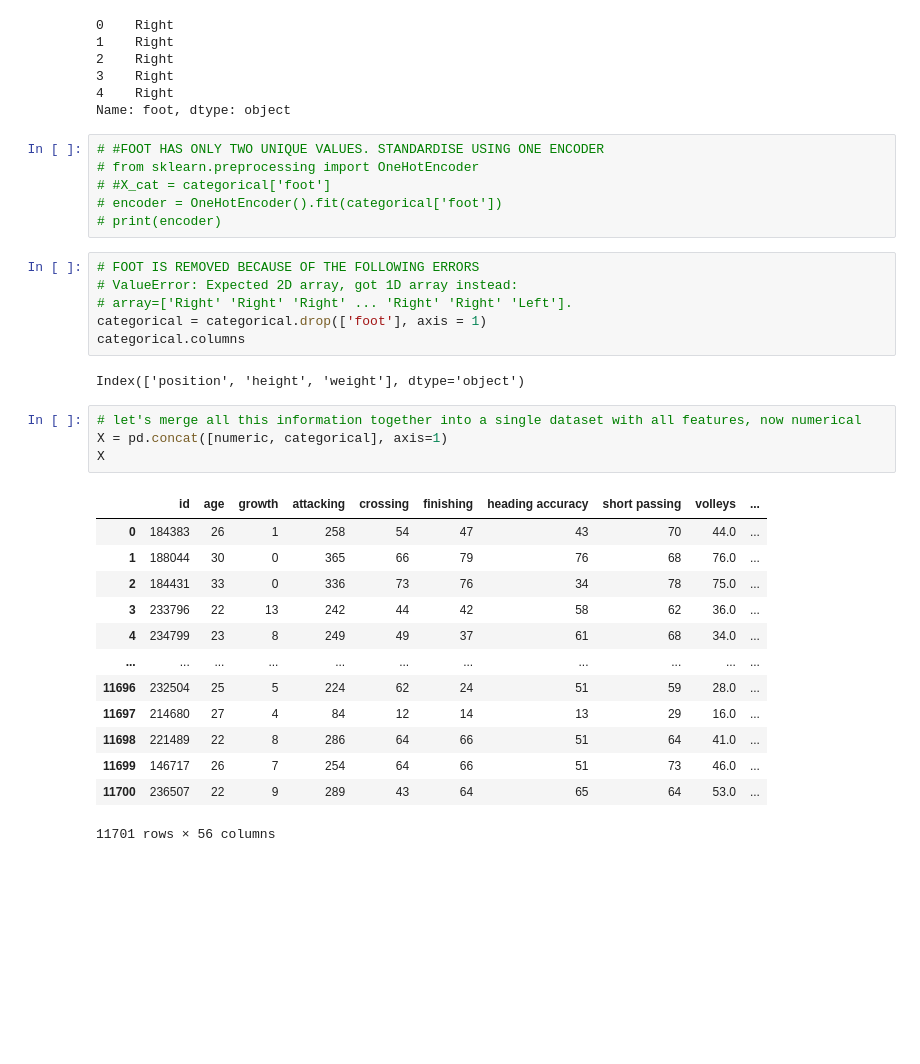
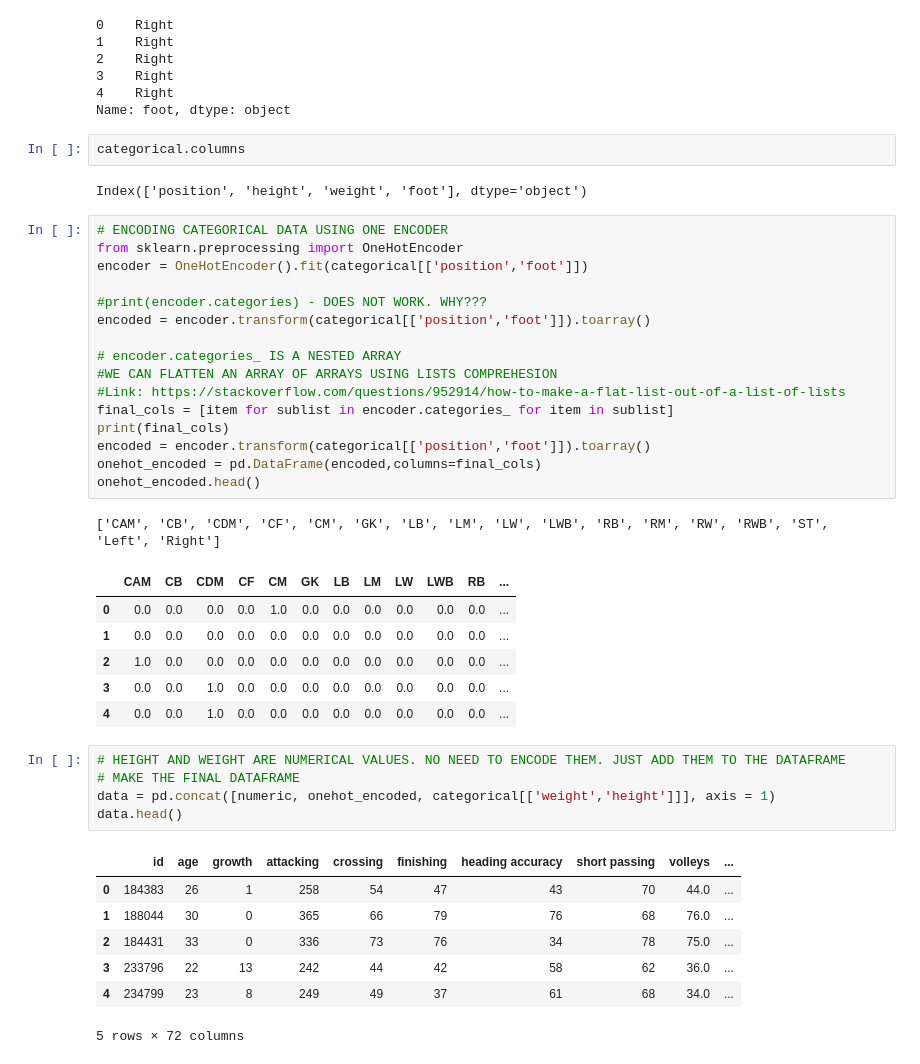
Before and after one commit to kimerajoseph/unit_2, a Jupyter notebook: FIFA_21_project .ipynb, the cells around one changed output. Saved outputs shown, nothing was run; the diff lists cells and outputs as text; blank space fills up the shorter version.

```diff
--- a/FIFA_21_project .ipynb
+++ b/FIFA_21_project .ipynb
@@ -473,35 +465,44 @@ categorical['foot'].head()
 3    Right
 4    Right
 Name: foot, dtype: object
-# %%
-# #FOOT HAS ONLY TWO UNIQUE VALUES. STANDARDISE USING ONE ENCODER
-# from sklearn.preprocessing import OneHotEncoder
-# #X_cat = categorical['foot']
-# encoder = OneHotEncoder().fit(categorical['foot'])
-# print(encoder)
-# %%
-# FOOT IS REMOVED BECAUSE OF THE FOLLOWING ERRORS
-# ValueError: Expected 2D array, got 1D array instead:
-# array=['Right' 'Right' 'Right' ... 'Right' 'Right' 'Left'].
-categorical = categorical.drop(['foot'], axis = 1)
-categorical.columns
-# %% [output]
-Index(['position', 'height', 'weight'], dtype='object')
-# %%
-# let's merge all this information together into a single dataset with all features, now numerical
-X = pd.concat([numeric, categorical], axis=1)
-X
-# %% [output]
-|  | id | age | growth | attacking | crossing | finishing | heading accuracy | short passing | volleys | ... |
-| 0 | 184383 | 26 | 1 | 258 | 54 | 47 | 43 | 70 | 44.0 | ... |
-| 1 | 188044 | 30 | 0 | 365 | 66 | 79 | 76 | 68 | 76.0 | ... |
-| 2 | 184431 | 33 | 0 | 336 | 73 | 76 | 34 | 78 | 75.0 | ... |
-| 3 | 233796 | 22 | 13 | 242 | 44 | 42 | 58 | 62 | 36.0 | ... |
-| 4 | 234799 | 23 | 8 | 249 | 49 | 37 | 61 | 68 | 34.0 | ... |
-| ... | ... | ... | ... | ... | ... | ... | ... | ... | ... | ... |
-| 11696 | 232504 | 25 | 5 | 224 | 62 | 24 | 51 | 59 | 28.0 | ... |
-| 11697 | 214680 | 27 | 4 | 84 | 12 | 14 | 13 | 29 | 16.0 | ... |
-| 11698 | 221489 | 22 | 8 | 286 | 64 | 66 | 51 | 64 | 41.0 | ... |
-| 11699 | 146717 | 26 | 7 | 254 | 64 | 66 | 51 | 73 | 46.0 | ... |
-| 11700 | 236507 | 22 | 9 | 289 | 43 | 64 | 65 | 64 | 53.0 | ... |
-11701 rows × 56 columns
+# %%
+categorical.columns
+# %% [output]
+Index(['position', 'height', 'weight', 'foot'], dtype='object')
+# %%
+# ENCODING CATEGORICAL DATA USING ONE ENCODER
+from sklearn.preprocessing import OneHotEncoder
+encoder = OneHotEncoder().fit(categorical[['position','foot']])
+
+#print(encoder.categories) - DOES NOT WORK. WHY???
+encoded = encoder.transform(categorical[['position','foot']]).toarray()
+
+# encoder.categories_ IS A NESTED ARRAY
+#WE CAN FLATTEN AN ARRAY OF ARRAYS USING LISTS COMPREHESION
+#Link: https://stackoverflow.com/questions/952914/how-to-make-a-flat-list-out-of-a-list-of-lists
+final_cols = [item for sublist in encoder.categories_ for item in sublist]
+print(final_cols)
+encoded = encoder.transform(categorical[['position','foot']]).toarray()
+onehot_encoded = pd.DataFrame(encoded,columns=final_cols)
+onehot_encoded.head()
+# %% [output]
+['CAM', 'CB', 'CDM', 'CF', 'CM', 'GK', 'LB', 'LM', 'LW', 'LWB', 'RB', 'RM', 'RW', 'RWB', 'ST', 'Left', 'Right']
+|  | CAM | CB | CDM | CF | CM | GK | LB | LM | LW | LWB | RB | ... |
+| 0 | 0.0 | 0.0 | 0.0 | 0.0 | 1.0 | 0.0 | 0.0 | 0.0 | 0.0 | 0.0 | 0.0 | ... |
+| 1 | 0.0 | 0.0 | 0.0 | 0.0 | 0.0 | 0.0 | 0.0 | 0.0 | 0.0 | 0.0 | 0.0 | ... |
+| 2 | 1.0 | 0.0 | 0.0 | 0.0 | 0.0 | 0.0 | 0.0 | 0.0 | 0.0 | 0.0 | 0.0 | ... |
+| 3 | 0.0 | 0.0 | 1.0 | 0.0 | 0.0 | 0.0 | 0.0 | 0.0 | 0.0 | 0.0 | 0.0 | ... |
+| 4 | 0.0 | 0.0 | 1.0 | 0.0 | 0.0 | 0.0 | 0.0 | 0.0 | 0.0 | 0.0 | 0.0 | ... |
+# %%
+# HEIGHT AND WEIGHT ARE NUMERICAL VALUES. NO NEED TO ENCODE THEM. JUST ADD THEM TO THE DATAFRAME
+# MAKE THE FINAL DATAFRAME
+data = pd.concat([numeric, onehot_encoded, categorical[['weight','height']]], axis = 1)
+data.head()
+# %% [output]
+|  | id | age | growth | attacking | crossing | finishing | heading accuracy | short passing | volleys | ... |
+| 0 | 184383 | 26 | 1 | 258 | 54 | 47 | 43 | 70 | 44.0 | ... |
+| 1 | 188044 | 30 | 0 | 365 | 66 | 79 | 76 | 68 | 76.0 | ... |
+| 2 | 184431 | 33 | 0 | 336 | 73 | 76 | 34 | 78 | 75.0 | ... |
+| 3 | 233796 | 22 | 13 | 242 | 44 | 42 | 58 | 62 | 36.0 | ... |
+| 4 | 234799 | 23 | 8 | 249 | 49 | 37 | 61 | 68 | 34.0 | ... |
+5 rows × 72 columns
```
Also changed, not shown: parts of 24 cells of this notebook, 2 other files.
